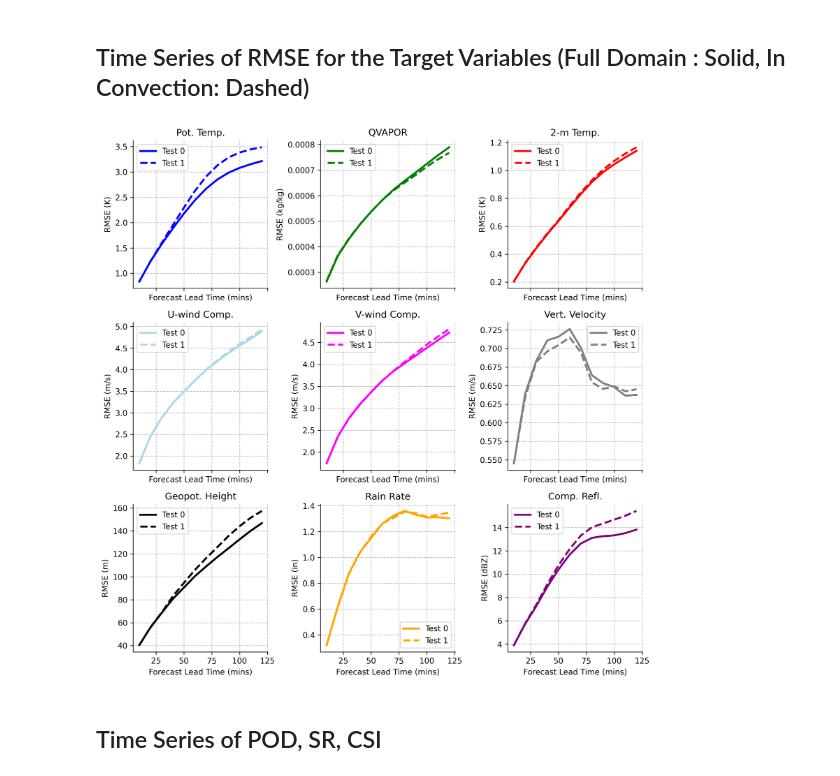
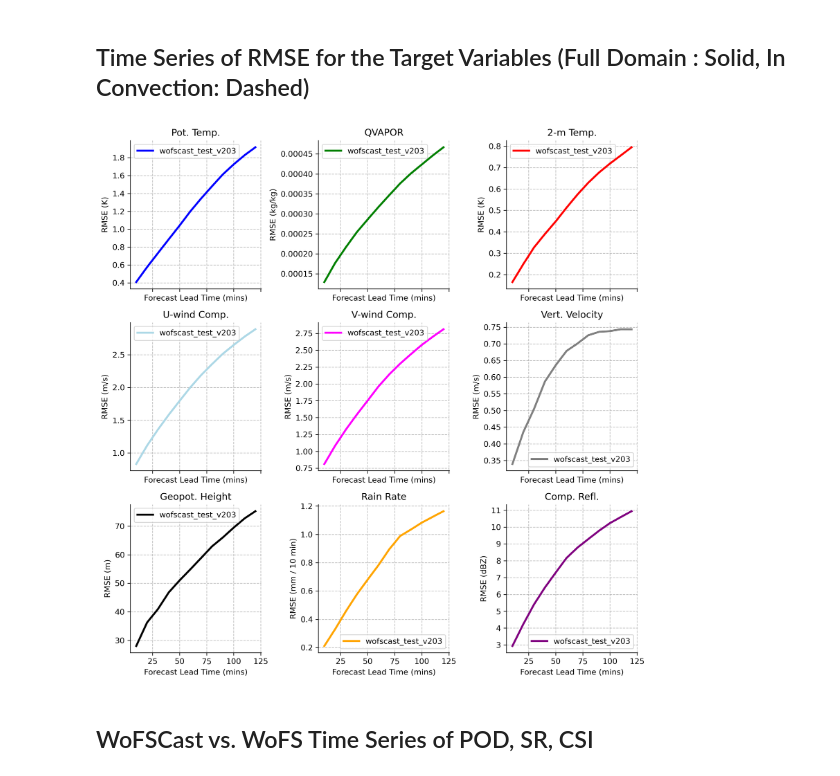
Before and after one commit to NOAA-National-Severe-Storms-Laboratory/frdd-wofs-cast, a Jupyter notebook: training_pipeline/evaluate_model/evaluate_wofscast.ipynb, the cells around one changed output. Cells and saved outputs as stored; diff of their text form; code cells hidden in the pictures.

```diff
--- a/training_pipeline/evaluate_model/evaluate_wofscast.ipynb
+++ b/training_pipeline/evaluate_model/evaluate_wofscast.ipynb
@@ -17,23 +22,15 @@ import pandas as pd
 # %%
 base_path = '/work/mflora/wofs-cast-data/verification_results'
 
-#models = ['wofscast_baseline', 'wofscast_baseline_mlp']
-#display_name = {'wofscast_baseline' : 'WoFSCast w/ Transformers',
-#                'wofscast_baseline_mlp' : 'WoFSCast w/ MLPs',
-#               }
+models = [
+          'wofscast_test_v203',
+          #'wofscast_10min_model_noise_v1_15min'
+         ]
 
-models = [
-          #'wofscast_reproducibility_test_v5',
-          #'wofscast_reproducibility_test_v6',
-          #'wofscast_reproducibility_test_v7',
-          'wofscast_reproducibility_test_seed_42',
-           'wofscast_reproducibility_test_seed_123',
-]
-
-display_name = {
-                'wofscast_reproducibility_test_seed_42' : 'Test 0',
-                'wofscast_reproducibility_test_seed_123' : 'Test 1',
-
+display_name = {'wofscast_test_v178_diffusion' : 'WoFSCast w/Diff',
+                'wofscast_test_v178' : 'WoFSCast',
+                'wofscast_test_v178_15min' : 'WoFSCast_178',
+                'wofscast_10min_model_noise_v1_15min' : 'WoFSCast_178_noise'
                }
 
 variables = ['T', 'QVAPOR', 'T2',
@@ -47,34 +44,34 @@ rmse_dfs = [pd.read_parquet(os.path.join(base_path, f'MSE_{name}.parquet'),
 # Get the time steps.
 
 typ = 'Convective Regions'
 
 times = rmse_dfs[0]['RMSE'][typ]['COMPOSITE_REFL_10CM'].index.total_seconds() / 60.0
 
 fig, axes = plt.subplots(figsize=(10,10), dpi=300, ncols=3, nrows=3, sharex=True)
 
 # Create a list of colors for each line
 colors = ['blue', 'green', 'red', 'lightblue', 'magenta', 'gray', 'black', 'orange', 'purple']
 line_styles = ['-', 'dashed', '-', '-']
 
 for var, ax, c in zip(variables, axes.flat, colors):
     for i in range(len(rmse_dfs)):
         label = display_name.get(models[i], models[i])
         ax.plot(times, rmse_dfs[i]['RMSE'][typ][var], c=c, lw=2.5, label=label, ls=line_styles[i])
         #ax.plot(times, df['RMSE']['partial'][var], c=c, lw=2.5, ls='dashed')
     ax.legend()
     ax.set(xlabel= 'Forecast Lead Time (mins)',
            ylabel= f"RMSE ({units_mapper.get(var,'')})",
            title = display_name_mapper.get(var,var)
           )
     ax.grid(ls='dashed', alpha=0.8)
     # Hide the top and right spines
     ax.spines['top'].set_visible(False)
     ax.spines['right'].set_visible(False)
 
 plt.tight_layout()
 #plt.savefig(f"figures/MSE_{os.path.basename(MODEL_PATH).replace('.npz','')}.png")
 # %% [output]
-[figure, old version]
+[figure, new version]
 # %% [markdown]
-## Time Series of POD, SR, CSI
+## WoFSCast vs. WoFS Time Series of POD, SR, CSI
 # %%
```
Also changed, not shown: parts of 6 cells of this notebook, 13 other files.
